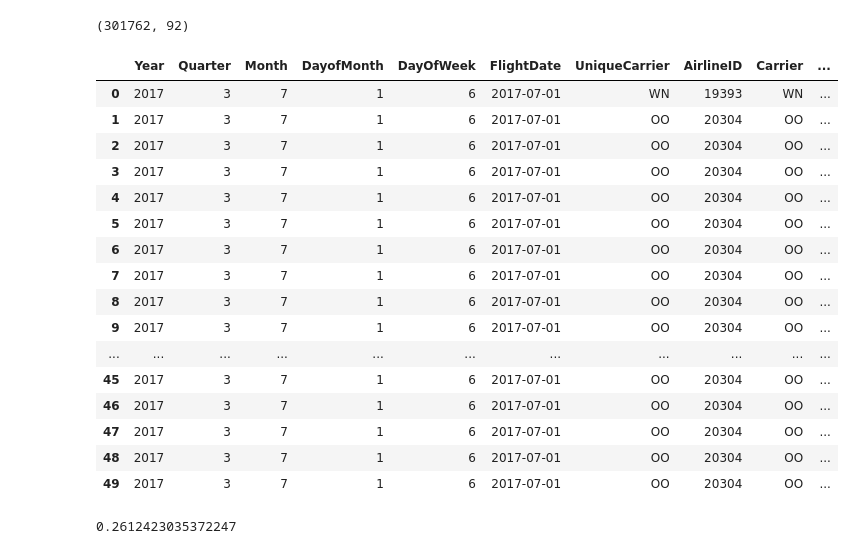
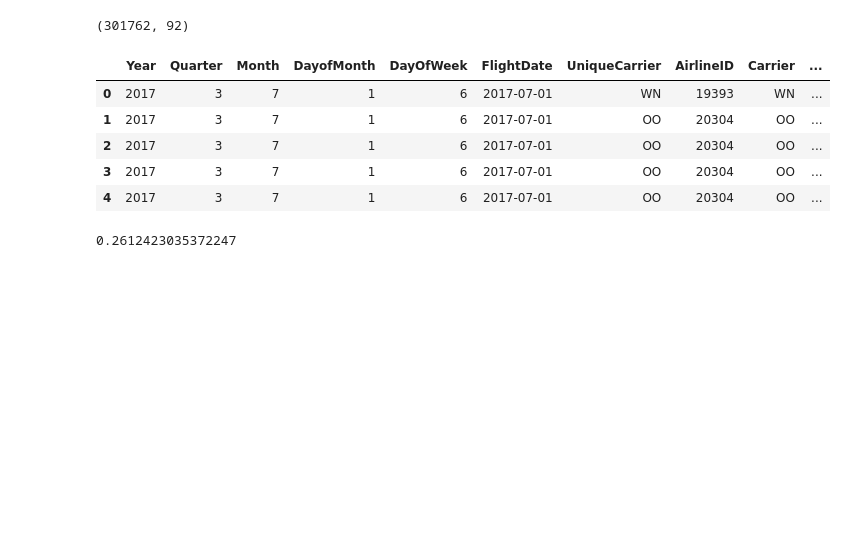
Before and after one commit to cuthlo/springboard, a Jupyter notebook: capstone_project1/Data_Cleaning_and_Wrangling.ipynb, the cells around one changed output. Drawn from its saved outputs; the diff is of its cells as text; code cells hidden in the pictures; blank space fills up the shorter version.

```diff
--- a/capstone_project1/Data_Cleaning_and_Wrangling.ipynb
+++ b/capstone_project1/Data_Cleaning_and_Wrangling.ipynb
@@ -99,25 +101,14 @@ df_merged.shape
 # %% [output]
 (301762, 92)
 # %%
-df_merged.head(50)
+df_merged.head()
 # %% [output]
 |  | Year | Quarter | Month | DayofMonth | DayOfWeek | FlightDate | UniqueCarrier | AirlineID | Carrier | ... |
 | 0 | 2017 | 3 | 7 | 1 | 6 | 2017-07-01 | WN | 19393 | WN | ... |
 | 1 | 2017 | 3 | 7 | 1 | 6 | 2017-07-01 | OO | 20304 | OO | ... |
 | 2 | 2017 | 3 | 7 | 1 | 6 | 2017-07-01 | OO | 20304 | OO | ... |
 | 3 | 2017 | 3 | 7 | 1 | 6 | 2017-07-01 | OO | 20304 | OO | ... |
 | 4 | 2017 | 3 | 7 | 1 | 6 | 2017-07-01 | OO | 20304 | OO | ... |
-| 5 | 2017 | 3 | 7 | 1 | 6 | 2017-07-01 | OO | 20304 | OO | ... |
-| 6 | 2017 | 3 | 7 | 1 | 6 | 2017-07-01 | OO | 20304 | OO | ... |
-| 7 | 2017 | 3 | 7 | 1 | 6 | 2017-07-01 | OO | 20304 | OO | ... |
-| 8 | 2017 | 3 | 7 | 1 | 6 | 2017-07-01 | OO | 20304 | OO | ... |
-| 9 | 2017 | 3 | 7 | 1 | 6 | 2017-07-01 | OO | 20304 | OO | ... |
-| ... | ... | ... | ... | ... | ... | ... | ... | ... | ... | ... |
-| 45 | 2017 | 3 | 7 | 1 | 6 | 2017-07-01 | OO | 20304 | OO | ... |
-| 46 | 2017 | 3 | 7 | 1 | 6 | 2017-07-01 | OO | 20304 | OO | ... |
-| 47 | 2017 | 3 | 7 | 1 | 6 | 2017-07-01 | OO | 20304 | OO | ... |
-| 48 | 2017 | 3 | 7 | 1 | 6 | 2017-07-01 | OO | 20304 | OO | ... |
-| 49 | 2017 | 3 | 7 | 1 | 6 | 2017-07-01 | OO | 20304 | OO | ... |
 # %%
 df_merged.FlightNum = df_merged.Carrier + df_merged.FlightNum.astype(str)
 # %%
```
Also changed, not shown: parts of 8 cells of this notebook.
